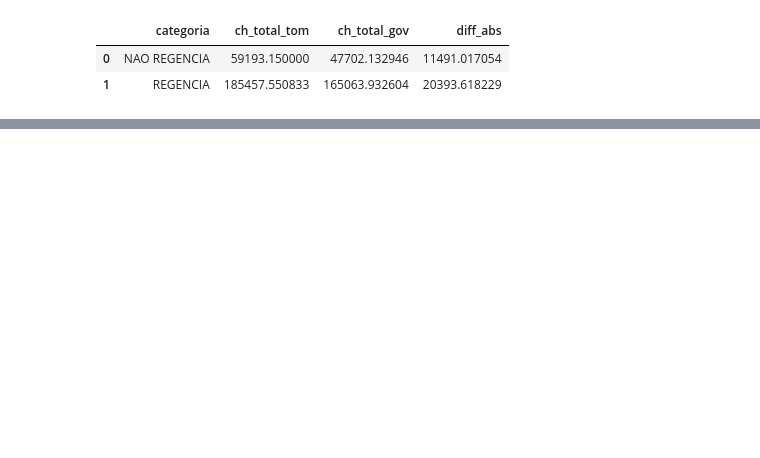
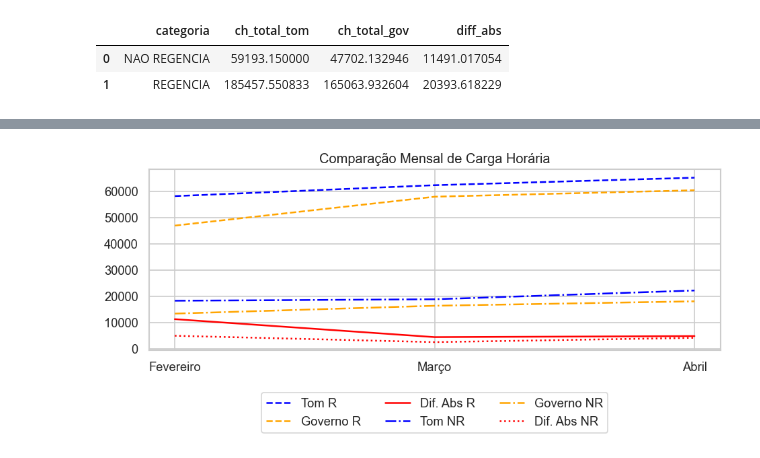
Before and after one commit to raulward/tec_case_tom_educacao, a Jupyter notebook: notebooks/main.ipynb, the cells around one changed output, grey strips where cells are left out. Drawn from its saved outputs; the diff is of its cells as text; code cells hidden in the pictures; blank space fills up the shorter version.

```diff
--- a/notebooks/main.ipynb
+++ b/notebooks/main.ipynb
@@ -1095,0 +1314,9 @@ ax = sns.barplot(data=regency_comp, x='categoria', y='diff_abs')
+# %%
+regency_per_month_comp = complete.groupby(['mes', 'categoria']).agg({
+    'ch_total_tom': 'sum',
+    'ch_total_gov': 'sum',
+    'diff_abs': 'sum',
+}).reset_index()
+
+regency_per_month_comp.sort_values('diff_abs', inplace=True)
+regency_per_month_comp
@@ -1095,0 +1331,63 @@ ax = sns.barplot(data=regency_comp, x='categoria', y='diff_abs')
+# %%
+order = ['Fevereiro', 'Março', 'Abril']
+regency_per_month_comp['mes'] = pd.Categorical(
+    regency_per_month_comp['mes'],
+    categories=order,
+    ordered=True
+)
+
+# 2) Mapeamentos de estilo e rótulos
+linestyles = {
+    'REGENCIA': '--',
+    'NAO REGENCIA': '-.'
+}
+diff_linestyles = {
+    'REGENCIA': '-',
+    'NAO REGENCIA': ':'
+}
+colors = {
+    'ch_total_tom': 'blue',
+    'ch_total_gov': 'orange',
+    'diff_abs': 'red'
+}
+labels_tom  = {'REGENCIA': 'Tom R',      'NAO REGENCIA': 'Tom NR'}
+labels_gov  = {'REGENCIA': 'Governo R',  'NAO REGENCIA': 'Governo NR'}
+labels_diff = {'REGENCIA': 'Dif. Abs R', 'NAO REGENCIA': 'Dif. Abs NR'}
+
+# 3) Plot
+fig, ax = plt.subplots(figsize=(8, 4))
+
+for cat in ['REGENCIA', 'NAO REGENCIA']:
+    df = regency_per_month_comp[regency_per_month_comp['categoria'] == cat]
+
+    sns.lineplot(
+        data=df, x='mes', y='ch_total_tom',
+        linestyle=linestyles[cat],
+        color=colors['ch_total_tom'],
+        label=labels_tom[cat],
+        ax=ax
+    )
+    sns.lineplot(
+        data=df, x='mes', y='ch_total_gov',
+        linestyle=linestyles[cat],
+        color=colors['ch_total_gov'],
+        label=labels_gov[cat],
+        ax=ax
+    )
+    sns.lineplot(
+        data=df, x='mes', y='diff_abs',
+        linestyle=diff_linestyles[cat],
+        color=colors['diff_abs'],
+        label=labels_diff[cat],
+        ax=ax
+    )
+
+# 4) Ajustes finais
+ax.set_xlabel('')
+ax.set_ylabel('')
+ax.set_title('Comparação Mensal de Carga Horária')
+ax.legend(ncol=3, bbox_to_anchor=(0.5, -0.2), loc='upper center')
+plt.tight_layout()
+plt.show()
+# %% [output]
+[figure, added]
```
Also changed, not shown: parts of 47 cells of this notebook.
